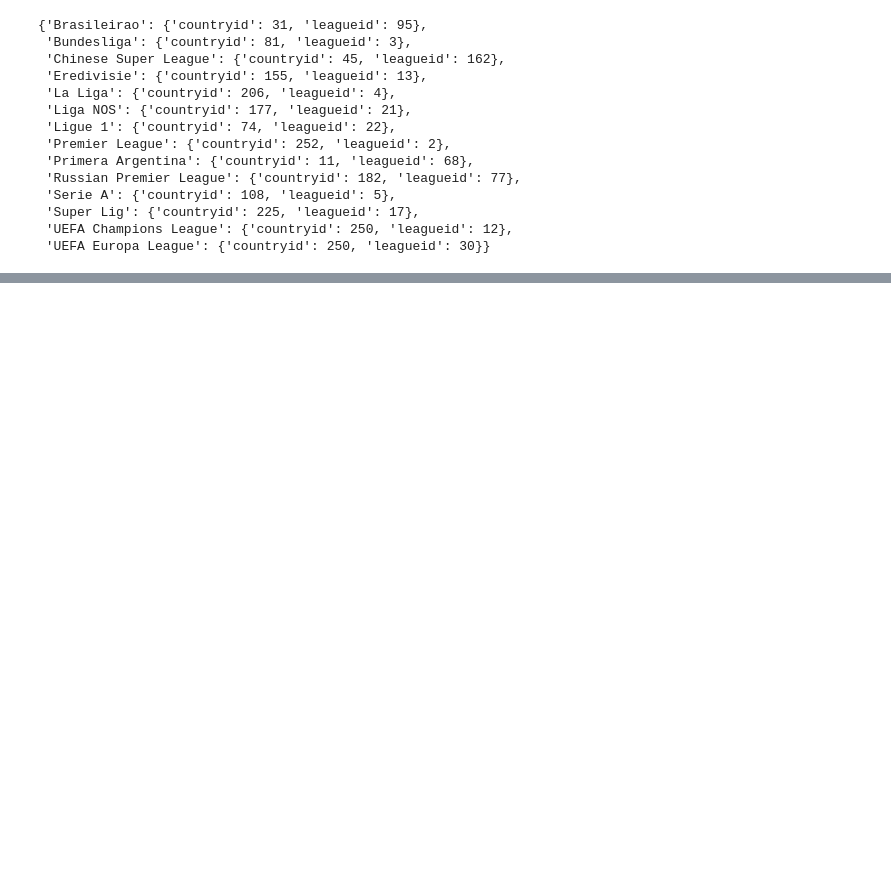
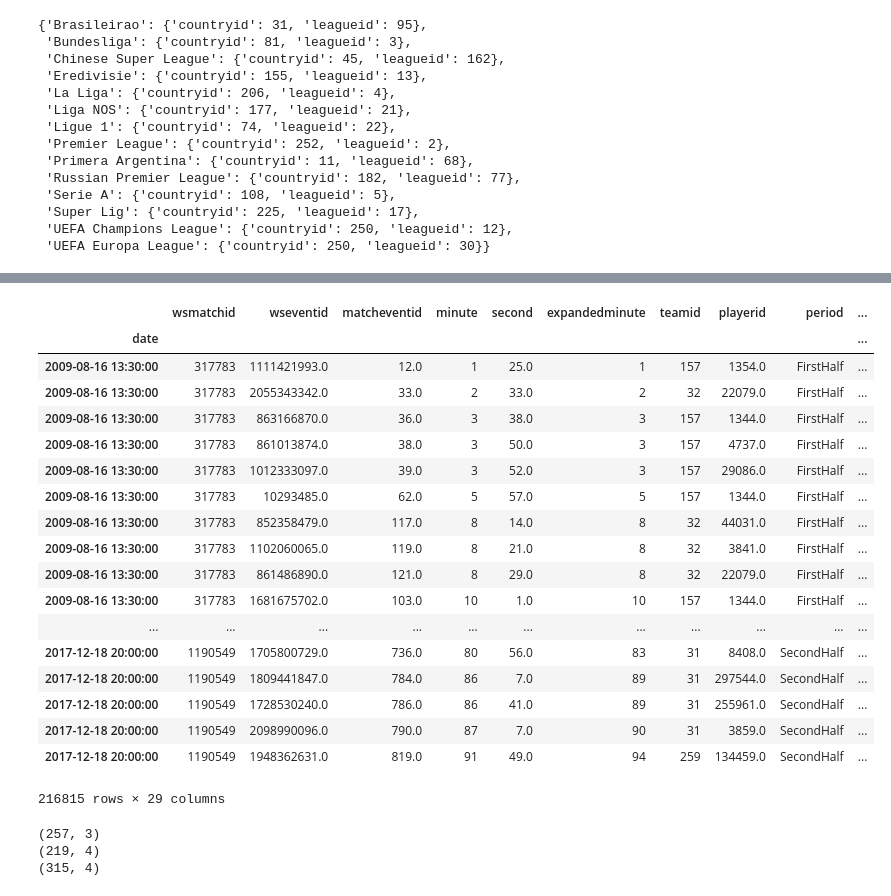
Before and after one commit to sdonoso23/ws, a Jupyter notebook: notebooks/003-importmatch.ipynb, the cells around one changed output, grey strips where cells are left out. Saved outputs shown, nothing was run; the diff lists cells and outputs as text; code cells hidden in the pictures; blank space fills up the shorter version.

```diff
--- a/notebooks/003-importmatch.ipynb
+++ b/notebooks/003-importmatch.ipynb
@@ -548,0 +310,14 @@ np.fv(pmt=-150000,nper=40*12,pv=0,rate=0.05/12)
+# %%
+%%time
+data = {}
+
+for k,v in a.matcheslists.items():
+
+    for match in v:
+
+        try:
+            m = ImportMatch(a.league,k,match)
+            data["%s - %s vs %s" % (k,m.teams.loc["home"]["teamname"],m.teams.loc["away"]["teamname"])] = m
+        except:
+            print("ERROR",match)
+    print(k,"finished")
@@ -548,0 +340,2 @@ np.fv(pmt=-150000,nper=40*12,pv=0,rate=0.05/12)
+# %%
+events_all = pd.concat([v.events for k,v in data.items()])
@@ -548,0 +356,2 @@ np.fv(pmt=-150000,nper=40*12,pv=0,rate=0.05/12)
+# %%
+matches_all = pd.concat([v.matchinfo for k,v in data.items()],axis=1).T.set_index("wsmatchid")
@@ -548,0 +381,22 @@ np.fv(pmt=-150000,nper=40*12,pv=0,rate=0.05/12)
+# %%
+events_all[events_all["type"] == "Clearance"].merge(matches_all,right_index=True,left_on=["wsmatchid"]).set_index("date").groupby
+# %% [output]
+|  | wsmatchid | wseventid | matcheventid | minute | second | expandedminute | teamid | playerid | period | ... |
+| date |  |  |  |  |  |  |  |  |  | ... |
+| 2009-08-16 13:30:00 | 317783 | 1111421993.0 | 12.0 | 1 | 25.0 | 1 | 157 | 1354.0 | FirstHalf | ... |
+| 2009-08-16 13:30:00 | 317783 | 2055343342.0 | 33.0 | 2 | 33.0 | 2 | 32 | 22079.0 | FirstHalf | ... |
+| 2009-08-16 13:30:00 | 317783 | 863166870.0 | 36.0 | 3 | 38.0 | 3 | 157 | 1344.0 | FirstHalf | ... |
+| 2009-08-16 13:30:00 | 317783 | 861013874.0 | 38.0 | 3 | 50.0 | 3 | 157 | 4737.0 | FirstHalf | ... |
+| 2009-08-16 13:30:00 | 317783 | 1012333097.0 | 39.0 | 3 | 52.0 | 3 | 157 | 29086.0 | FirstHalf | ... |
+| 2009-08-16 13:30:00 | 317783 | 10293485.0 | 62.0 | 5 | 57.0 | 5 | 157 | 1344.0 | FirstHalf | ... |
+| 2009-08-16 13:30:00 | 317783 | 852358479.0 | 117.0 | 8 | 14.0 | 8 | 32 | 44031.0 | FirstHalf | ... |
+| 2009-08-16 13:30:00 | 317783 | 1102060065.0 | 119.0 | 8 | 21.0 | 8 | 32 | 3841.0 | FirstHalf | ... |
+| 2009-08-16 13:30:00 | 317783 | 861486890.0 | 121.0 | 8 | 29.0 | 8 | 32 | 22079.0 | FirstHalf | ... |
+| 2009-08-16 13:30:00 | 317783 | 1681675702.0 | 103.0 | 10 | 1.0 | 10 | 157 | 1344.0 | FirstHalf | ... |
+| ... | ... | ... | ... | ... | ... | ... | ... | ... | ... | ... |
+| 2017-12-18 20:00:00 | 1190549 | 1705800729.0 | 736.0 | 80 | 56.0 | 83 | 31 | 8408.0 | SecondHalf | ... |
+| 2017-12-18 20:00:00 | 1190549 | 1809441847.0 | 784.0 | 86 | 7.0 | 89 | 31 | 297544.0 | SecondHalf | ... |
+| 2017-12-18 20:00:00 | 1190549 | 1728530240.0 | 786.0 | 86 | 41.0 | 89 | 31 | 255961.0 | SecondHalf | ... |
+| 2017-12-18 20:00:00 | 1190549 | 2098990096.0 | 790.0 | 87 | 7.0 | 90 | 31 | 3859.0 | SecondHalf | ... |
+| 2017-12-18 20:00:00 | 1190549 | 1948362631.0 | 819.0 | 91 | 49.0 | 94 | 259 | 134459.0 | SecondHalf | ... |
+216815 rows × 29 columns
@@ -548,0 +407,8 @@ np.fv(pmt=-150000,nper=40*12,pv=0,rate=0.05/12)
+# %%
+print(att.shape)
+print(suc.shape)
+print(todo.shape)
+# %% [output]
+(257, 3)
+(219, 4)
+(315, 4)
```
Also changed, not shown: parts of 73 cells of this notebook, 4 other files.
